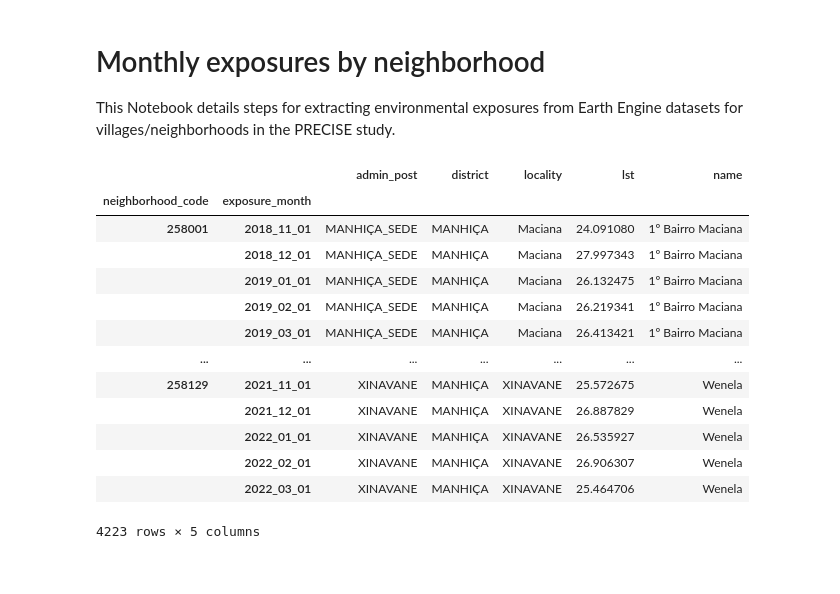
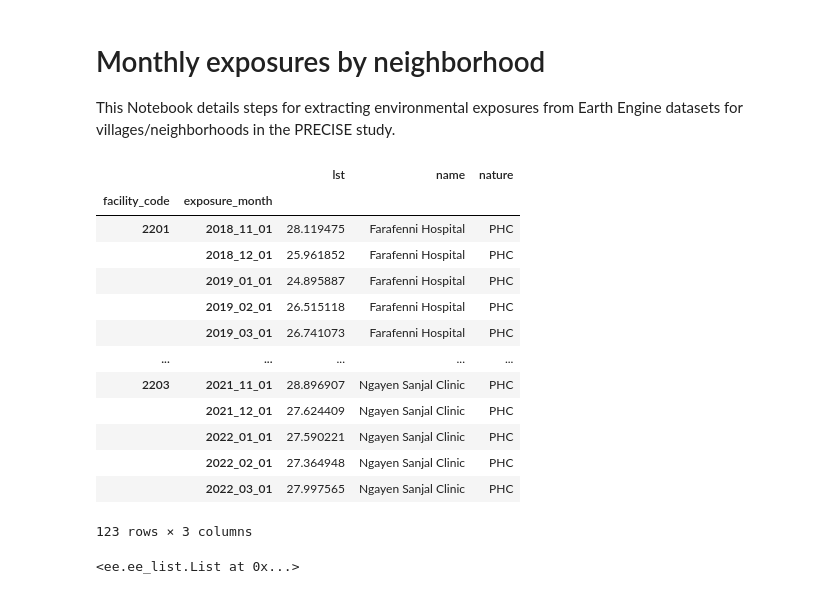
Before and after one commit to MSU-PALs/precisehealthgeo, a Jupyter notebook: Monthly Exposures by neighborhood.ipynb, the cells around one changed output. Saved outputs shown, nothing was run; the diff lists cells and outputs as text; code cells hidden in the pictures.

Commit message:
Added point extraction for health facilities

```diff
--- a/Monthly Exposures by neighborhood.ipynb
+++ b/Monthly Exposures by neighborhood.ipynb
@@ -26,7 +26,7 @@ except Exception as e:
     ee.Authenticate()
     ee.Initialize(project="precise-413717")
 # %%
-def generateImageCollection(exposure, country, dataset):
+def generateImageCollection(exposure, country, dataset, facilities=False):
 
     start='2018-11-01'
     end='2022-03-31'
@@ -34,7 +34,10 @@ def generateImageCollection(exposure, country, dataset):
     ##################################
 
     # load the shapefile to geodataframe
-    gdf=gpd.read_file('/content/precisehealthgeo/shapefiles/precise_villages.gpkg', layer=country.lower())
+    if facilities:
+        gdf=gpd.read_file('/content/precisehealthgeo/shapefiles/precise_villages.gpkg', layer='{}_health_facilities'.format(country))
+    else:
+        gdf=gpd.read_file('/content/precisehealthgeo/shapefiles/precise_villages.gpkg', layer=country)
     # convert gdf to ee feature collection
     roi=(ee.FeatureCollection(json.loads(gdf.to_json()))\
          .set('country', country))
@@ -45,8 +48,8 @@ def generateImageCollection(exposure, country, dataset):
         def mask_clouds(image):
             # landsat quality assesment band
             qaBand=image.select('QA_PIXEL')
-            # bits 4 and 3 are cloud and cloud shadow respectively
-            cloudBitMask=1<<4
+            # bits 5 and 3 are cloud and cloud shadow respectively
+            cloudBitMask=1<<5
             cloudShadowBitMask=1<<3
             # both bits should be equal to zero indicating clear consitions
             mask=(qaBand.bitwiseAnd(cloudBitMask).eq(0)\
@@ -159,22 +181,21 @@ def generateTimeSeries(input_collection, exposure, country, dataset):
 # %%
-def monthly_exposures(exposure, country, dataset, draw_map=False):
-    images=generateImageCollection(exposure, country, dataset)
-    exposure_values=generateTimeSeries(images, exposure, country, dataset)
-    return drawCollection(images, exposure, country) if draw_map else exposure_values
+def monthly_exposures(exposure, country, dataset, facilities=False, draw_map=False):
+    images=generateImageCollection(exposure, country, dataset, facilities)
+    return drawCollection(images, exposure, country) if draw_map else generateTimeSeries(images, exposure, country, dataset)
-# %%
-monthly_exposures('lst', 'mozambique', 'era5', False)
-# %% [output]
-|  |  | admin_post | district | locality | lst | name |
-| neighborhood_code | exposure_month |  |  |  |  |  |
-| 258001 | 2018_11_01 | MANHIÇA_SEDE | MANHIÇA | Maciana | 24.091080 | 1º Bairro Maciana |
-|  | 2018_12_01 | MANHIÇA_SEDE | MANHIÇA | Maciana | 27.997343 | 1º Bairro Maciana |
-|  | 2019_01_01 | MANHIÇA_SEDE | MANHIÇA | Maciana | 26.132475 | 1º Bairro Maciana |
-|  | 2019_02_01 | MANHIÇA_SEDE | MANHIÇA | Maciana | 26.219341 | 1º Bairro Maciana |
-|  | 2019_03_01 | MANHIÇA_SEDE | MANHIÇA | Maciana | 26.413421 | 1º Bairro Maciana |
-| ... | ... | ... | ... | ... | ... | ... |
-| 258129 | 2021_11_01 | XINAVANE | MANHIÇA | XINAVANE | 25.572675 | Wenela |
-|  | 2021_12_01 | XINAVANE | MANHIÇA | XINAVANE | 26.887829 | Wenela |
-|  | 2022_01_01 | XINAVANE | MANHIÇA | XINAVANE | 26.535927 | Wenela |
-|  | 2022_02_01 | XINAVANE | MANHIÇA | XINAVANE | 26.906307 | Wenela |
-|  | 2022_03_01 | XINAVANE | MANHIÇA | XINAVANE | 25.464706 | Wenela |
-4223 rows × 5 columns
+# %%
+monthly_exposures(exposure='lst', country='gambia', dataset='era5', facilities=True)
+# %% [output]
+|  |  | lst | name | nature |
+| facility_code | exposure_month |  |  |  |
+| 2201 | 2018_11_01 | 28.119475 | Farafenni Hospital | PHC |
+|  | 2018_12_01 | 25.961852 | Farafenni Hospital | PHC |
+|  | 2019_01_01 | 24.895887 | Farafenni Hospital | PHC |
+|  | 2019_02_01 | 26.515118 | Farafenni Hospital | PHC |
+|  | 2019_03_01 | 26.741073 | Farafenni Hospital | PHC |
+| ... | ... | ... | ... | ... |
+| 2203 | 2021_11_01 | 28.896907 | Ngayen Sanjal Clinic | PHC |
+|  | 2021_12_01 | 27.624409 | Ngayen Sanjal Clinic | PHC |
+|  | 2022_01_01 | 27.590221 | Ngayen Sanjal Clinic | PHC |
+|  | 2022_02_01 | 27.364948 | Ngayen Sanjal Clinic | PHC |
+|  | 2022_03_01 | 27.997565 | Ngayen Sanjal Clinic | PHC |
+123 rows × 3 columns
@@ -180,0 +206,4 @@ monthly_exposures('lst', 'mozambique', 'era5', False)
+# %%
+roi.propertyNames()
+# %% [output]
+<ee.ee_list.List at 0x...>
```
Also changed, not shown: parts of 2 cells of this notebook.
